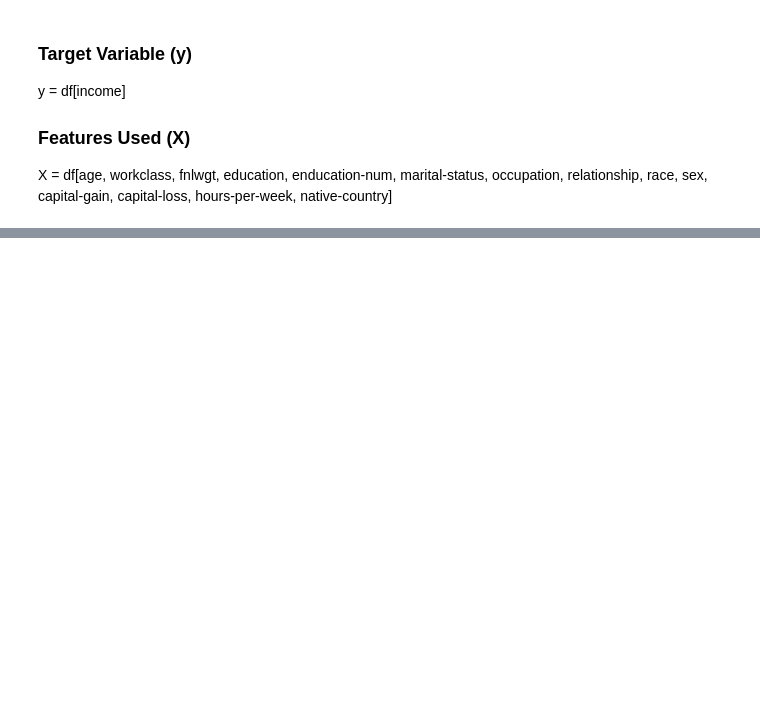
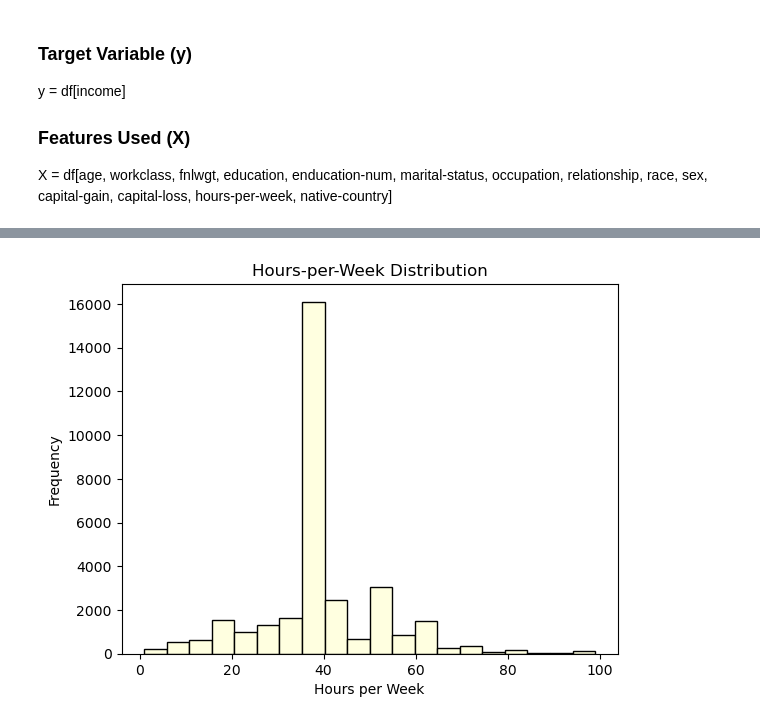
Before and after one commit to limchx/MLDP_Machine_Learning_Project, a Jupyter notebook: MLDP_Code_Submission.ipynb, the cells around one changed output, grey strips where cells are left out. Saved outputs shown, nothing was run; the diff lists cells and outputs as text; code cells hidden in the pictures; blank space fills up the shorter version.

```diff
--- a/MLDP_Code_Submission.ipynb
+++ b/MLDP_Code_Submission.ipynb
@@ -141,0 +185,15 @@ X = df[age, workclass, fnlwgt, education, enducation-num, marital-status, occupa
+# %%
+## Hours-per-week distribution (Histogram)
+plt.hist(df['hours-per-week'], bins=20, color='lightyellow', edgecolor='black')
+plt.title('Hours-per-Week Distribution')
+plt.xlabel('Hours per Week')
+plt.ylabel('Frequency')
+plt.show()
+
+# From the hours-per-week distribution histogram, we can observe that the number of hours worked per week by individuals in the dataset is right-skewed.
+# The majority of individuals work between 30 to 50 hours per week, with a peak around 40 hours.
+# There are fewer individuals who work very low hours (1-20 hours) and very high hours (60-99 hours).
+# This suggests that the dataset includes a diverse range of work hours, with a concentration of individuals who work full-time (around 40 hours per week).
+# This can also suggest potential outliers in the dataset, as some individuals report working up to 99 hours per week, which is significantly higher than the average work hours.
+# %% [output]
+[figure, added]
```
Also changed, not shown: parts of 8 cells of this notebook.
